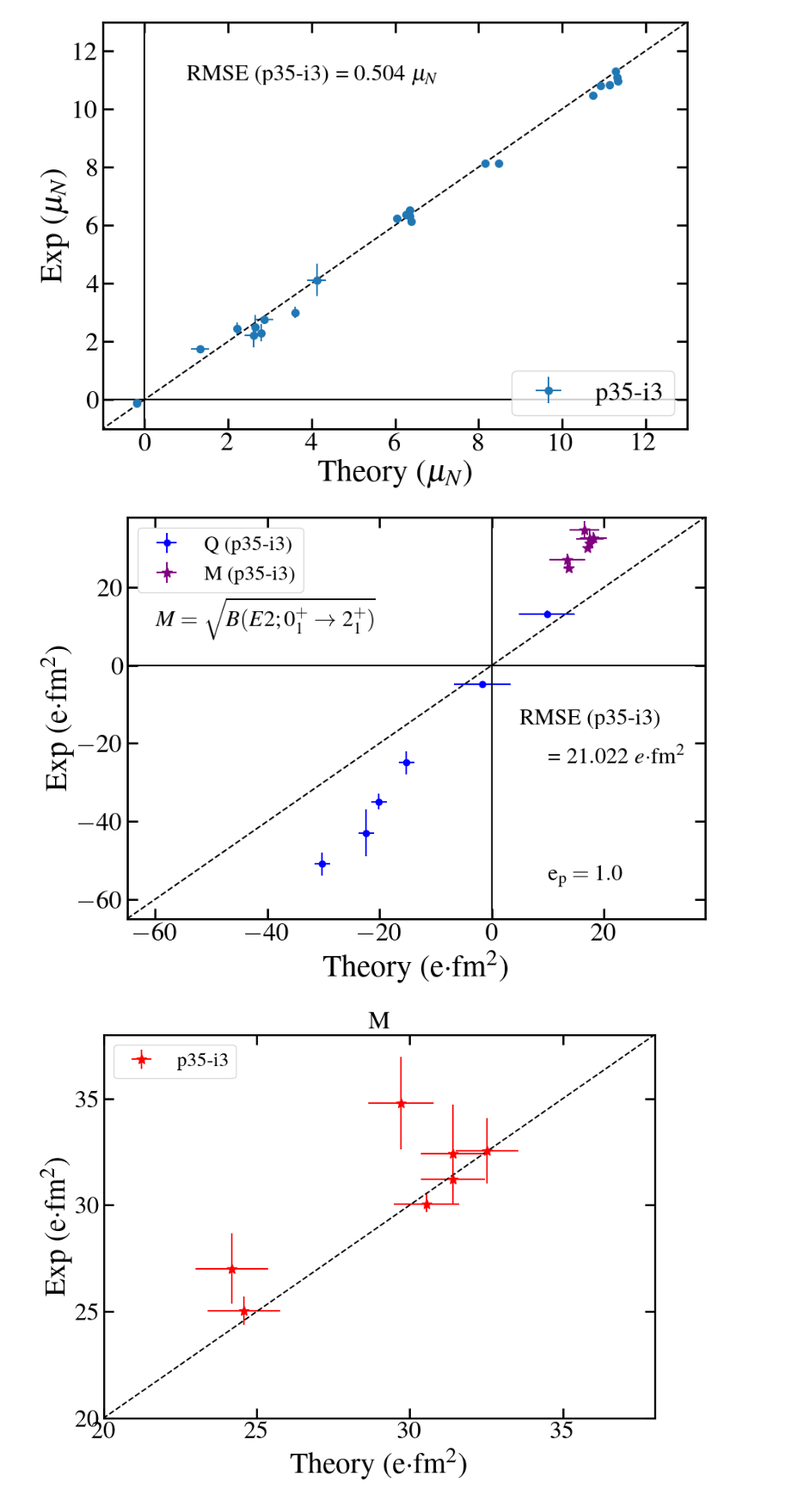
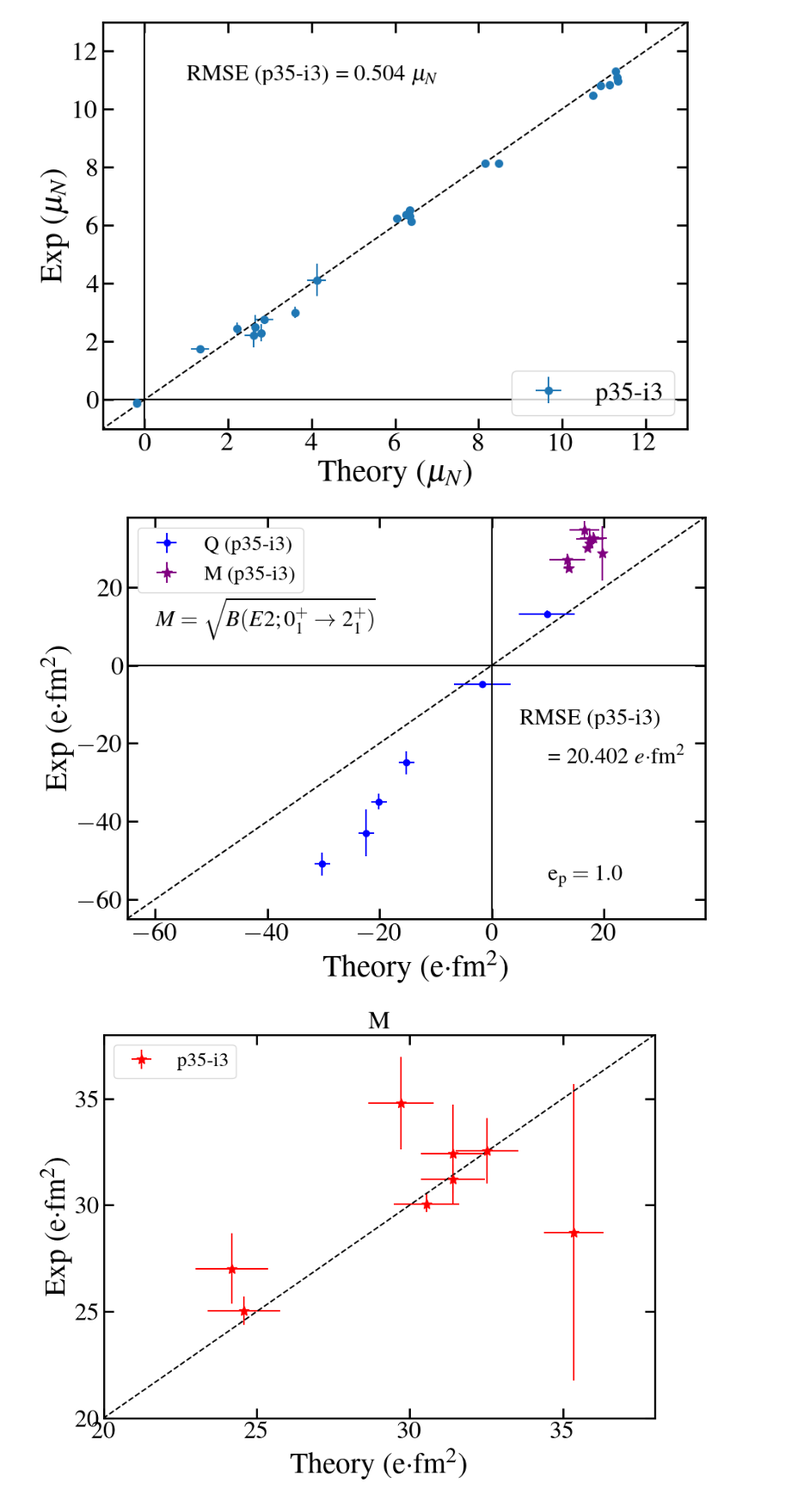
Before and after one commit to JordanPurcell/Research, a Jupyter notebook: plots/EM_properties.ipynb, the cells around one changed output. Shown at 86% size. Drawn from its saved outputs; the diff is of its cells as text; code cells hidden in the pictures.

```diff
--- a/plots/EM_properties.ipynb
+++ b/plots/EM_properties.ipynb
@@ -43,15 +43,15 @@ Q_i2_8plus = [-55.63, -36.26, -9.73, 16.98, 42.59]
 Q_i3_odd = [-18.91, -2.72, 16.37, -3.39, 17.63, 0.00, -27.42, -12.34, 2.12, 17.02, 32.12]
 Q_i3_8plus = [-54.49, -36.27, -9.85, 16.74, 42.59]
 
-BE2_exp = [730, 1210, 1050, 1060, 903, 627, 975]                           # Experimental BE2 for first 0+ -> 2+ transitions for 80Zn - 92Mo
-BE2_err_top = [90, 150, 150, 100, 32, 34, 43]
-BE2_err_bot = [90, 150, 150, 100, 23, 34, 43]
+BE2_exp = [730, 1210, 1050, 1060, 903, 627, 975, 825]                           # Experimental BE2 for first 0+ -> 2+ transitions for 80Zn - 94Ru
+BE2_err_top = [90, 150, 150, 100, 32, 34, 43, 400]
+BE2_err_bot = [90, 150, 150, 100, 23, 34, 43, 400]
 BE2_th1 = [617, 938, 987, 987, 916, 590, 967, 1240, 1166, 755]             # Calculations for same transitions using e_p = 1.8e, values after 996 correspond to 94Ru, 96Pd, and 98Cd
 BE2_th2 = [620, 954, 990, 967, 919, 584, 970, 1245, 1172, 760]             # Calculations for same transitions using e_p = 2e, values after 1230 correspond to 94Ru, 96Pd, and 98Cd
 BE2_JW = [620, 918, 1185, 833, 691, 561, 1097, 1334, 1235, 809]            # Ji and Wildenthal calculations for first 0+ -> 2+ transitions (e_p = 2.0e)
 BE2_02_i2 = [620, 954, 990, 967, 919, 584, 970]
-BE2_02_i3 = [585, 883 , 986, 1058, 933, 604, 987]
-BE2_02_i3_err = [5*31, 5*31, 5*31, 5*31, 5*8, 5*8, 5*8]
+BE2_02_i3 = [585, 883 , 986, 1058, 933, 604, 987, 1250]
+BE2_02_i3_err = [5*31, 5*31, 5*31, 5*31, 5*8, 5*8, 5*8, 5*8]
 BE2_86_exp = [57.74, 28.6, 0.09, 9.4, 39]
 BE2_86_error = [1.68, 0.3, 0.01, 1, 4]
 BE2_86_i3 = [78.11, 32.0, 1.42, 6.0, 47]
@@ -667,33 +667,33 @@ plt.xlim(20, 38)
 plt.ylim(20, 38)
 plt.xlabel(r'Theory (e$ \cdot $fm$^2$)', fontsize=30)
 plt.ylabel(r'Exp (e$ \cdot $fm$^2$)', fontsize=30)
 plt.tick_params(which="major", direction="in", right=True, top=True, length=10, width=2, labelsize=25)
 plt.tick_params(which="minor", direction="in", right=True, top=True, length=5, width=1, labelsize=25)
 plt.title(r'M', fontsize=25)
 plt.legend(fontsize=20)
 plt.show()
 
 be2_RMSD_up = [5*32, 5*32, 5*32, 5*32, 5*8, 5*8, 5*8, 5*8, 5*8, 5*8]
 fig4 = plt.figure(figsize=(10,7))
 ax4 = fig4.add_subplot()
-plt.errorbar(np.array(A_even[:7]) + np.array([0.1]*7), BE2_exp, yerr=(BE2_err_bot, BE2_err_top), fmt='s', mfc='black', mec='black', ecolor='black', ms=8, label='exp')
+plt.errorbar(np.array(A_even[:8]) + np.array([0.1]*8), BE2_exp, yerr=(BE2_err_bot, BE2_err_top), fmt='s', mfc='black', mec='black', ecolor='black', ms=8, label='exp')
 plt.errorbar(A_even, BE2_th1, yerr=be2_RMSD_up,
                     fmt='*-', color='purple', mfc='purple', mec='purple', ecolor='purple', ms=13, label='p35-i3')
 #plt.plot(A_even, BE2_th2, '-o', label='p35-i2')
 plt.plot(A_even, BE2_JW, '-o', label='n50j')
 plt.plot(A_even, BE2_jj44a, 'go-', label='jj44a')
 plt.xlim(78, 100)
 plt.ylim(0, 1500)
 plt.xticks(A_even, Even_ticks)
 plt.ylabel('B(E2) e$^2 \cdot $fm$^4$', fontsize=30)
 plt.tick_params(which="major", direction="in", right=True, top=True, length=10, width=2, pad=8, labelsize=22)
 plt.tick_params(which="minor", direction="in", right=True, top=True, length=5, width=1, labelsize=25)
 plt.legend(fontsize=20, loc='lower right')
 ax4.text(0.08, 0.1, r'0$^+_1$ $\rightarrow$ 2$^+_1$ for N=50',
         verticalalignment='bottom', horizontalalignment='left',
         transform=ax4.transAxes,
         color='black', fontsize=20)
 plt.show()
 # %% [output]
-[figure, old version]
+[figure, new version]
-[figure, old version]
+[figure, new version]
```
Also changed, not shown: parts of 2 cells of this notebook, 3 other files.
